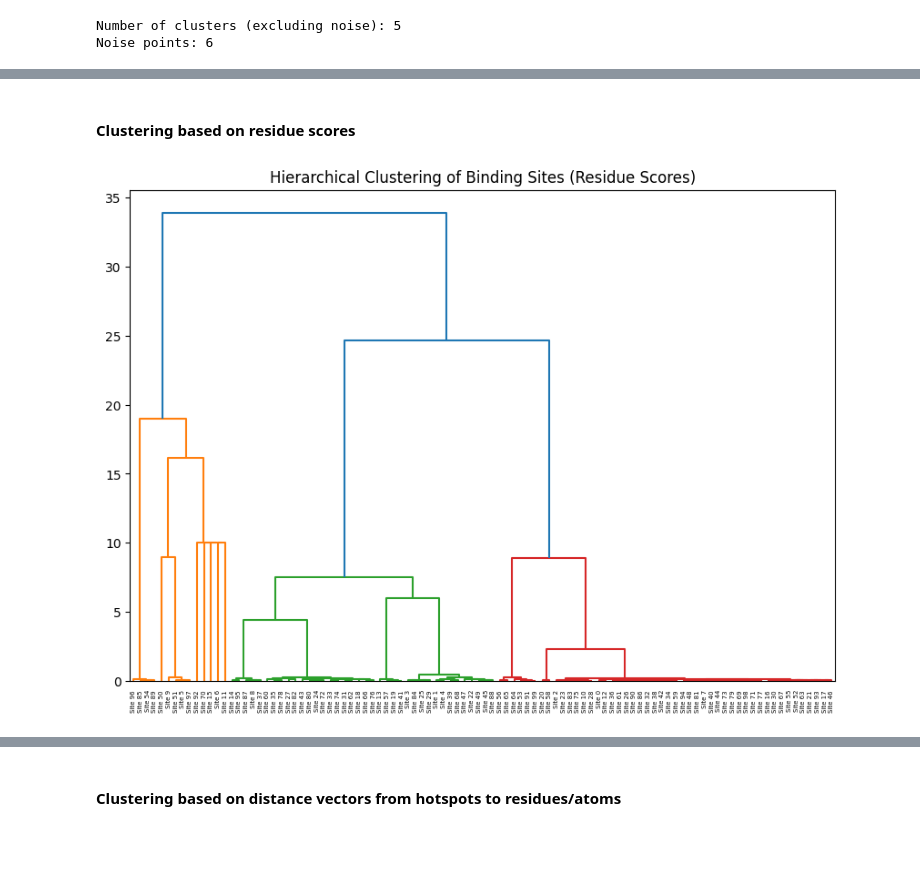
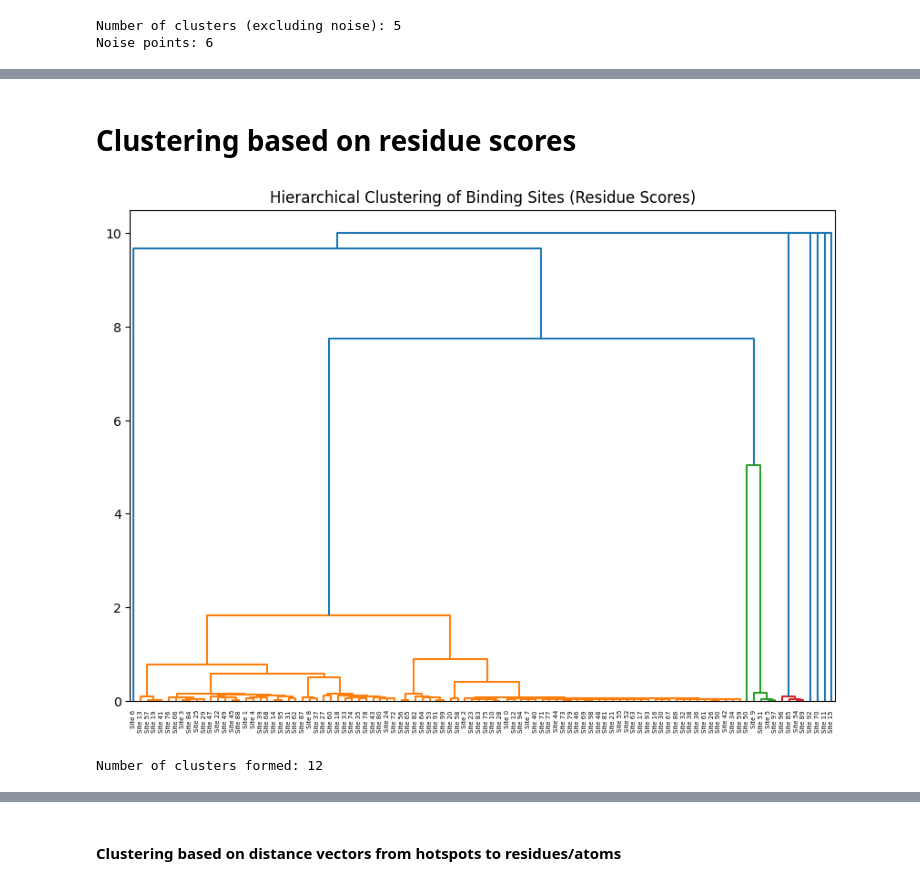
Before and after one commit to surajkarak/protein-ligand, a Jupyter notebook: binding_site_analysis.ipynb, the cells around one changed output, grey strips where cells are left out. Drawn from its saved outputs; the diff is of its cells as text; code cells hidden in the pictures; blank space fills up the shorter version.

```diff
--- a/binding_site_analysis.ipynb
+++ b/binding_site_analysis.ipynb
@@ -327,5 +444,5 @@ plt.show()
 # %% [markdown]
-#### Clustering based on residue scores
+# Clustering based on residue scores
 # %%
 def residue_score_distance(site1, site2):
     scores1 = site1.get('residue_scores', {})
@@ -345,12 +461,17 @@ if not np.all(np.isfinite(distance_matrix_scores)):
     print("Non-finite values found in distance matrix!")
 # %%
 # Linkage matrix for hierarchical clustering
-linkage_matrix = linkage(squareform(distance_matrix_scores), method='ward')
+linkage_matrix = linkage(squareform(distance_matrix_scores), method='average')
 
 # Plot dendrogram
 plt.figure(figsize=(10, 7))
 dendrogram(linkage_matrix, labels=[f"Site {i}" for i in range(len(subset))])
 plt.title("Hierarchical Clustering of Binding Sites (Residue Scores)")
 plt.show()
 # %% [output]
-[figure, old version]
+[figure, new version]
+# %%
+clusters = fcluster(linkage_matrix, t=0.7, criterion='distance')
+print(f"Number of clusters formed: {len(set(clusters))}")
+# %% [output]
+Number of clusters formed: 12
```
Also changed, not shown: parts of 60 cells of this notebook.
